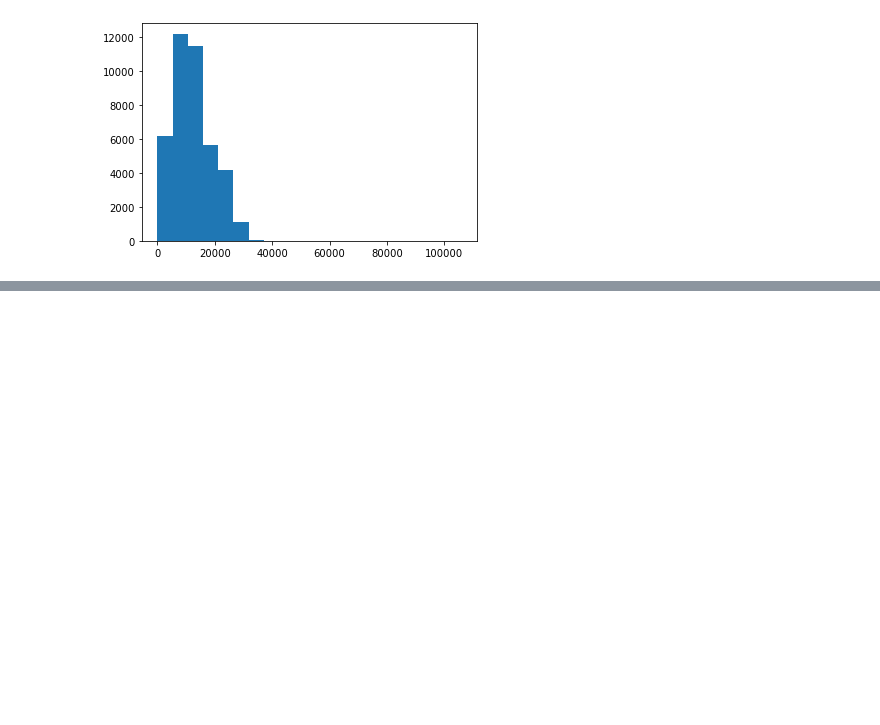
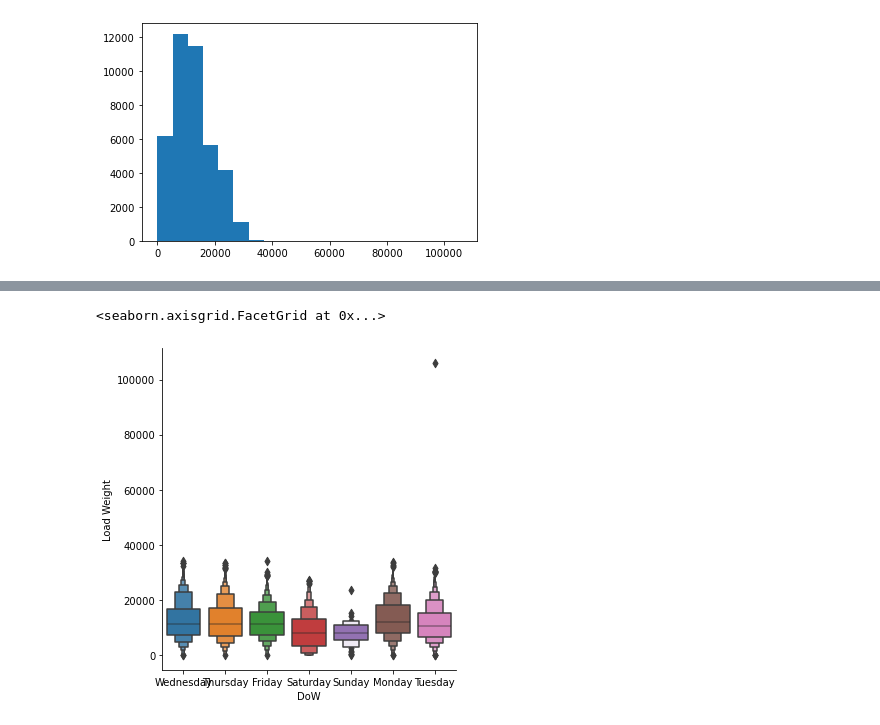
Before and after one commit to fredericojpr/WDL_1, a Jupyter notebook: EDAnotebook.ipynb, the cells around one changed output, grey strips where cells are left out. Drawn from its saved outputs; the diff is of its cells as text; code cells hidden in the pictures; blank space fills up the shorter version.

```diff
--- a/EDAnotebook.ipynb
+++ b/EDAnotebook.ipynb
@@ -45,0 +56,6 @@ waste_aust_2019['Load Type'].value_counts().plot(kind='barh')
+# %%
+sns.catplot(x="DoW", y="Load Weight", kind="boxen",
+            data=waste_aust_2019)
+# %% [output]
+<seaborn.axisgrid.FacetGrid at 0x...>
+[figure, added]
```
Also changed, not shown: parts of 6 cells of this notebook.
